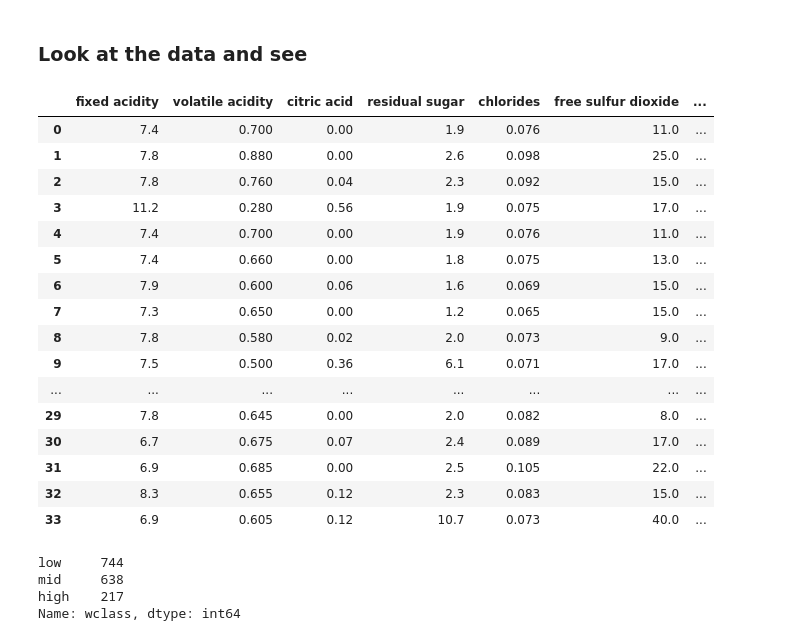
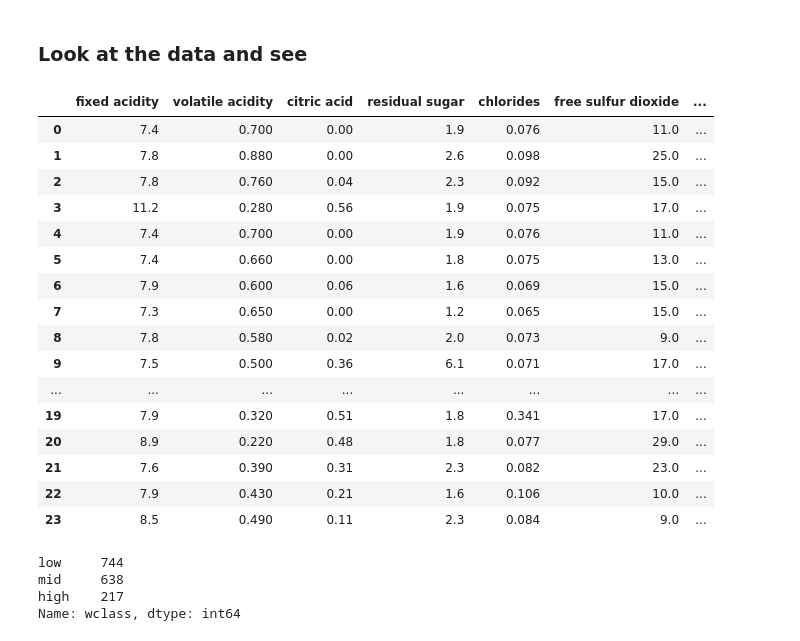
Before and after one commit to DRMRK/Machine_Learning-, a Jupyter notebook: wine_dataset_pytorch/notebooks/wine-pytorch.ipynb, the cells around one changed output. Saved outputs shown, nothing was run; the diff lists cells and outputs as text; code cells hidden in the pictures.

```diff
--- a/wine_dataset_pytorch/notebooks/wine-pytorch.ipynb
+++ b/wine_dataset_pytorch/notebooks/wine-pytorch.ipynb
@@ -68,25 +97,25 @@ df.to_csv("../input/winequality.csv", index = False)
 # %%
 df1=pd.read_csv("../input/winequality.csv")
 # %%
-df1.head(34)
+df1.head(24)
 # %% [output]
 |  | fixed acidity | volatile acidity | citric acid | residual sugar | chlorides | free sulfur dioxide | ... |
 | 0 | 7.4 | 0.700 | 0.00 | 1.9 | 0.076 | 11.0 | ... |
 | 1 | 7.8 | 0.880 | 0.00 | 2.6 | 0.098 | 25.0 | ... |
 | 2 | 7.8 | 0.760 | 0.04 | 2.3 | 0.092 | 15.0 | ... |
 | 3 | 11.2 | 0.280 | 0.56 | 1.9 | 0.075 | 17.0 | ... |
 | 4 | 7.4 | 0.700 | 0.00 | 1.9 | 0.076 | 11.0 | ... |
 | 5 | 7.4 | 0.660 | 0.00 | 1.8 | 0.075 | 13.0 | ... |
 | 6 | 7.9 | 0.600 | 0.06 | 1.6 | 0.069 | 15.0 | ... |
 | 7 | 7.3 | 0.650 | 0.00 | 1.2 | 0.065 | 15.0 | ... |
 | 8 | 7.8 | 0.580 | 0.02 | 2.0 | 0.073 | 9.0 | ... |
 | 9 | 7.5 | 0.500 | 0.36 | 6.1 | 0.071 | 17.0 | ... |
 | ... | ... | ... | ... | ... | ... | ... | ... |
-| 29 | 7.8 | 0.645 | 0.00 | 2.0 | 0.082 | 8.0 | ... |
-| 30 | 6.7 | 0.675 | 0.07 | 2.4 | 0.089 | 17.0 | ... |
-| 31 | 6.9 | 0.685 | 0.00 | 2.5 | 0.105 | 22.0 | ... |
-| 32 | 8.3 | 0.655 | 0.12 | 2.3 | 0.083 | 15.0 | ... |
-| 33 | 6.9 | 0.605 | 0.12 | 10.7 | 0.073 | 40.0 | ... |
+| 19 | 7.9 | 0.320 | 0.51 | 1.8 | 0.341 | 17.0 | ... |
+| 20 | 8.9 | 0.220 | 0.48 | 1.8 | 0.077 | 29.0 | ... |
+| 21 | 7.6 | 0.390 | 0.31 | 2.3 | 0.082 | 23.0 | ... |
+| 22 | 7.9 | 0.430 | 0.21 | 1.6 | 0.106 | 10.0 | ... |
+| 23 | 8.5 | 0.490 | 0.11 | 2.3 | 0.084 | 9.0 | ... |
 # %%
 df1.wclass.value_counts()
 # %% [output]
```
Also changed, not shown: parts of 2 cells of this notebook, 11 other files.
